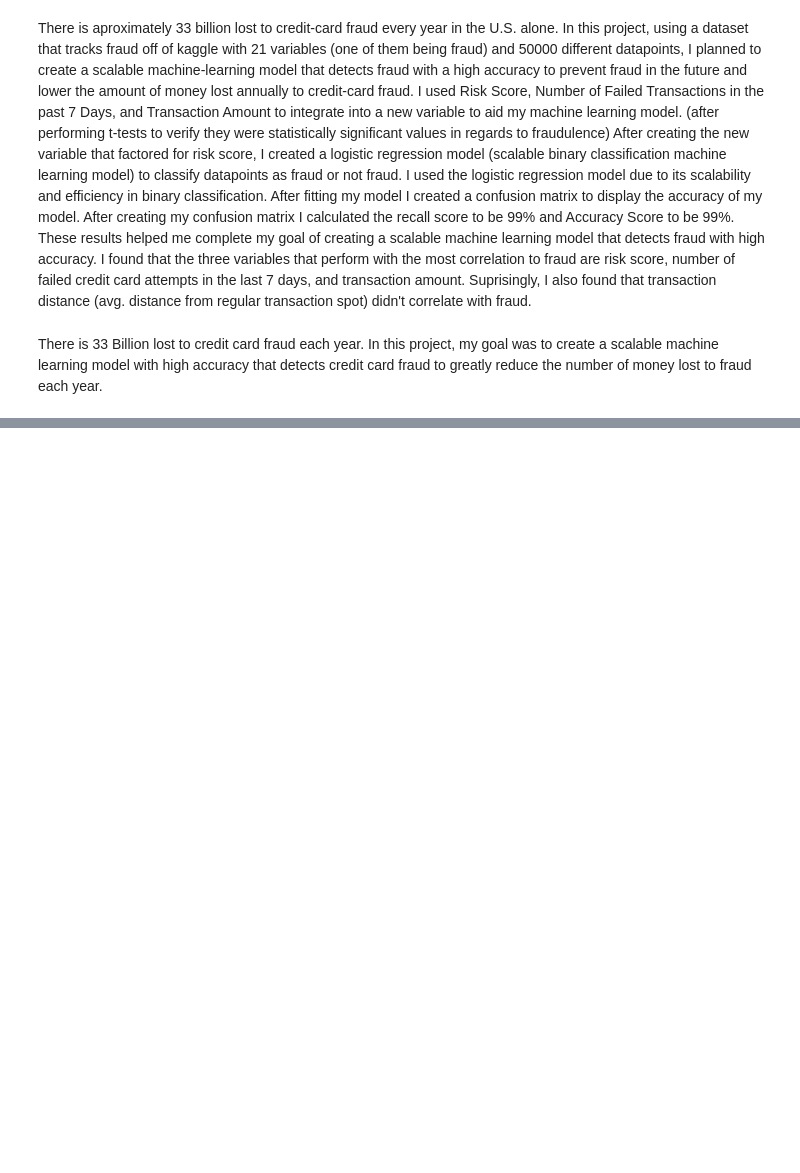
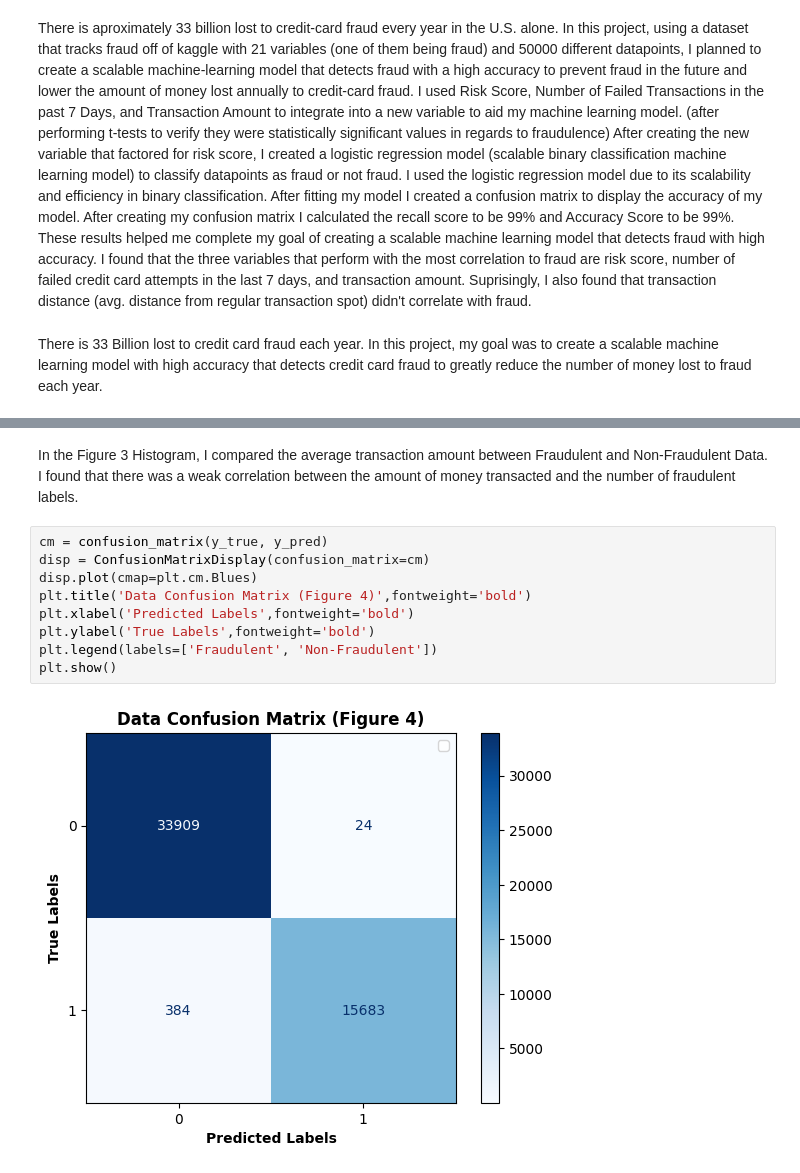
Before and after one commit to NullZoke/Fraud-Detection-Transaction, a Jupyter notebook: Fraud_Detection.ipynb, the cells around one changed output, grey strips where cells are left out. Cells and saved outputs as stored; diff of their text form; blank space fills up the shorter version.

```diff
--- a/Fraud_Detection.ipynb
+++ b/Fraud_Detection.ipynb
@@ -1054,0 +1104,13 @@ year. In this project, my goal was to create a scalable machine learning model w
+# %% [markdown]
+In the Figure 3 Histogram, I compared the average transaction amount between Fraudulent and Non-Fraudulent Data. I found that there was a weak correlation between the amount of money transacted and the number of fraudulent labels.
+# %%
+cm = confusion_matrix(y_true, y_pred)
+disp = ConfusionMatrixDisplay(confusion_matrix=cm)
+disp.plot(cmap=plt.cm.Blues)
+plt.title('Data Confusion Matrix (Figure 4)',fontweight='bold')
+plt.xlabel('Predicted Labels',fontweight='bold')
+plt.ylabel('True Labels',fontweight='bold')
+plt.legend(labels=['Fraudulent', 'Non-Fraudulent'])
+plt.show()
+# %% [output]
+[figure, added]
```
Also changed, not shown: parts of 12 cells of this notebook.
